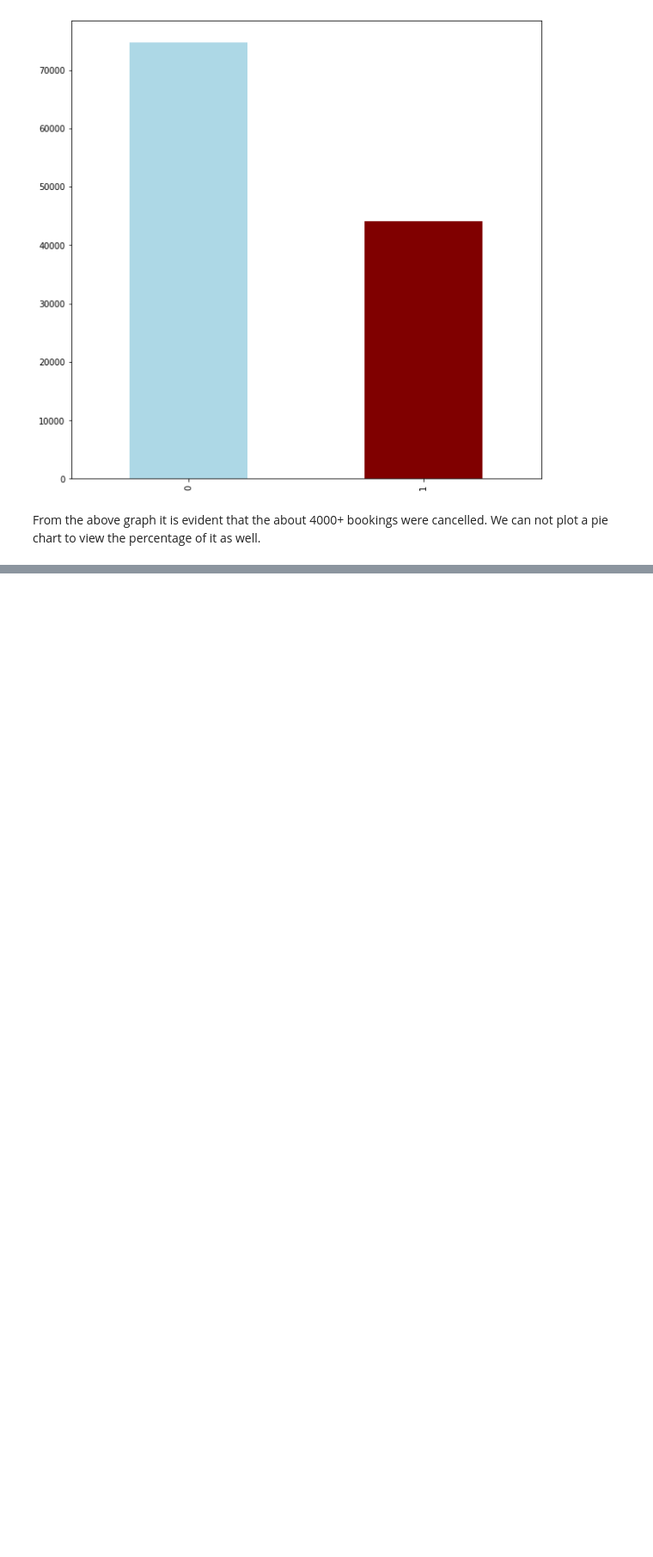
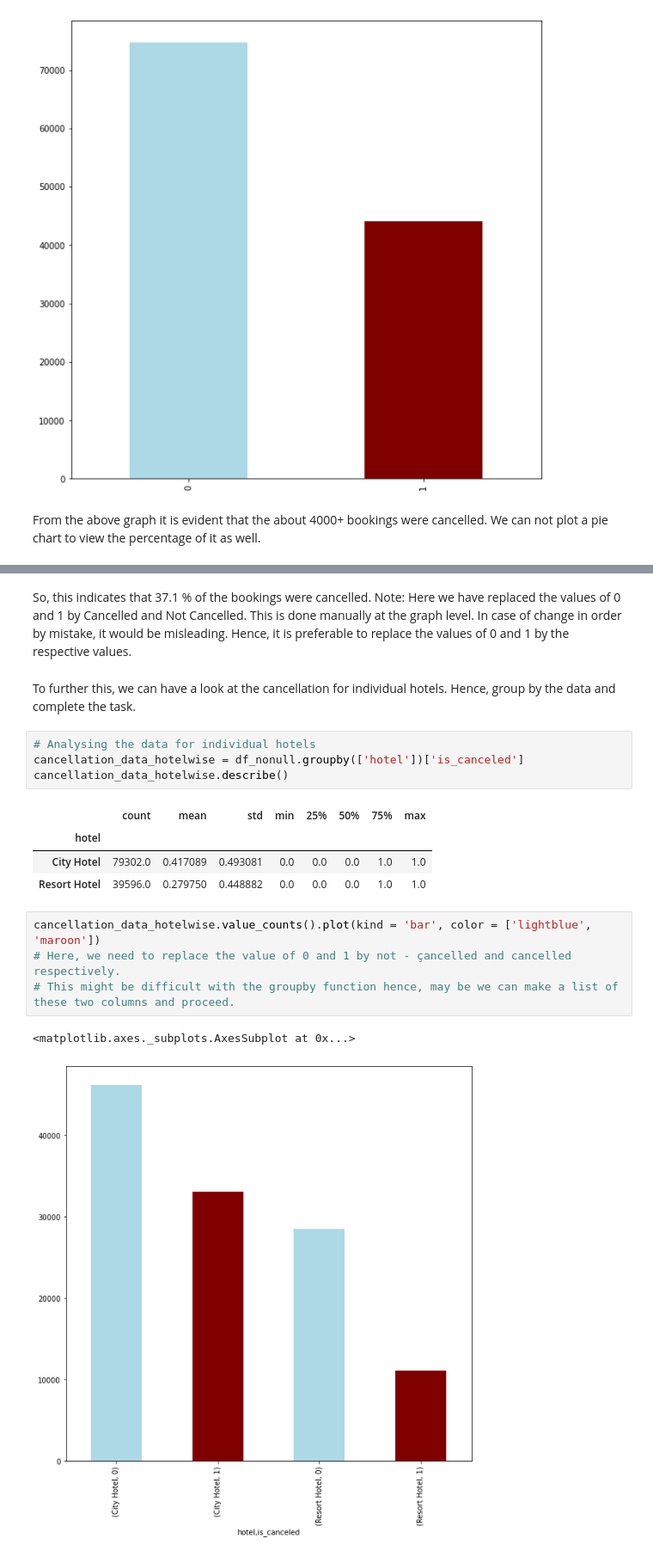
Before and after one commit to V-dit/EDA-hotel-booking-analysis, a Jupyter notebook: Hotel_Booking_Analysis_Capstone_Project.ipynb, the cells around one changed output, grey strips where cells are left out. Shown at 86% size. Saved outputs shown, nothing was run; the diff lists cells and outputs as text; blank space fills up the shorter version.

```diff
--- a/Hotel_Booking_Analysis_Capstone_Project.ipynb
+++ b/Hotel_Booking_Analysis_Capstone_Project.ipynb
@@ -326,0 +340,21 @@ From the above graph it is evident that the about 4000+ bookings were cancelled.
+# %% [markdown]
+So, this indicates that 37.1 % of the bookings were cancelled.
+Note: Here we have replaced the values of 0 and 1 by Cancelled and Not Cancelled. This is done manually at the graph level. In case of change in order by mistake, it would be misleading. Hence, it is preferable to replace the values of 0 and 1 by the respective values.
+# %% [markdown]
+To further this, we can have a look at the cancellation for individual hotels. Hence, group by the data and complete the task.
+# %%
+# Analysing the data for individual hotels
+cancellation_data_hotelwise = df_nonull.groupby(['hotel'])['is_canceled']
+cancellation_data_hotelwise.describe()
+# %% [output]
+|  | count | mean | std | min | 25% | 50% | 75% | max |
+| hotel |  |  |  |  |  |  |  |  |
+| City Hotel | 79302.0 | 0.417089 | 0.493081 | 0.0 | 0.0 | 0.0 | 1.0 | 1.0 |
+| Resort Hotel | 39596.0 | 0.279750 | 0.448882 | 0.0 | 0.0 | 0.0 | 1.0 | 1.0 |
+# %%
+cancellation_data_hotelwise.value_counts().plot(kind = 'bar', color = ['lightblue', 'maroon'])
+# Here, we need to replace the value of 0 and 1 by not - çancelled and cancelled respectively.
+# This might be difficult with the groupby function hence, may be we can make a list of these two columns and proceed.
+# %% [output]
+<matplotlib.axes._subplots.AxesSubplot at 0x...>
+[figure, added]
```
Also changed, not shown: parts of 2 cells of this notebook.
